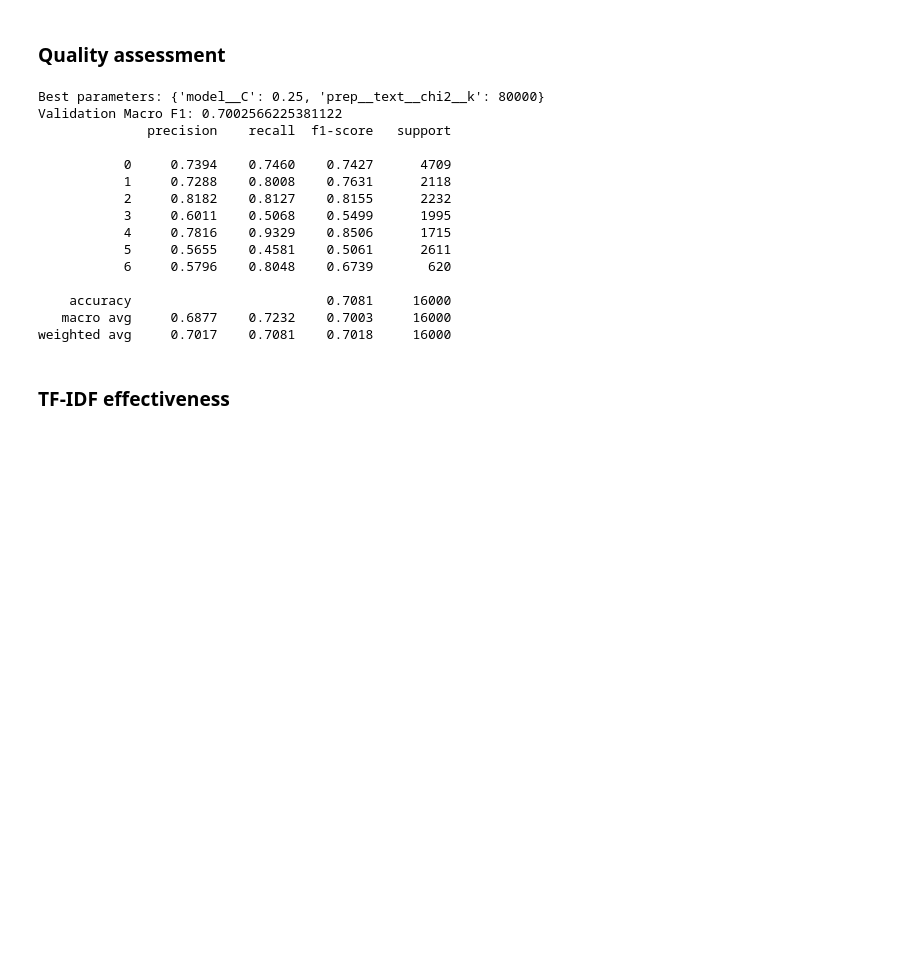
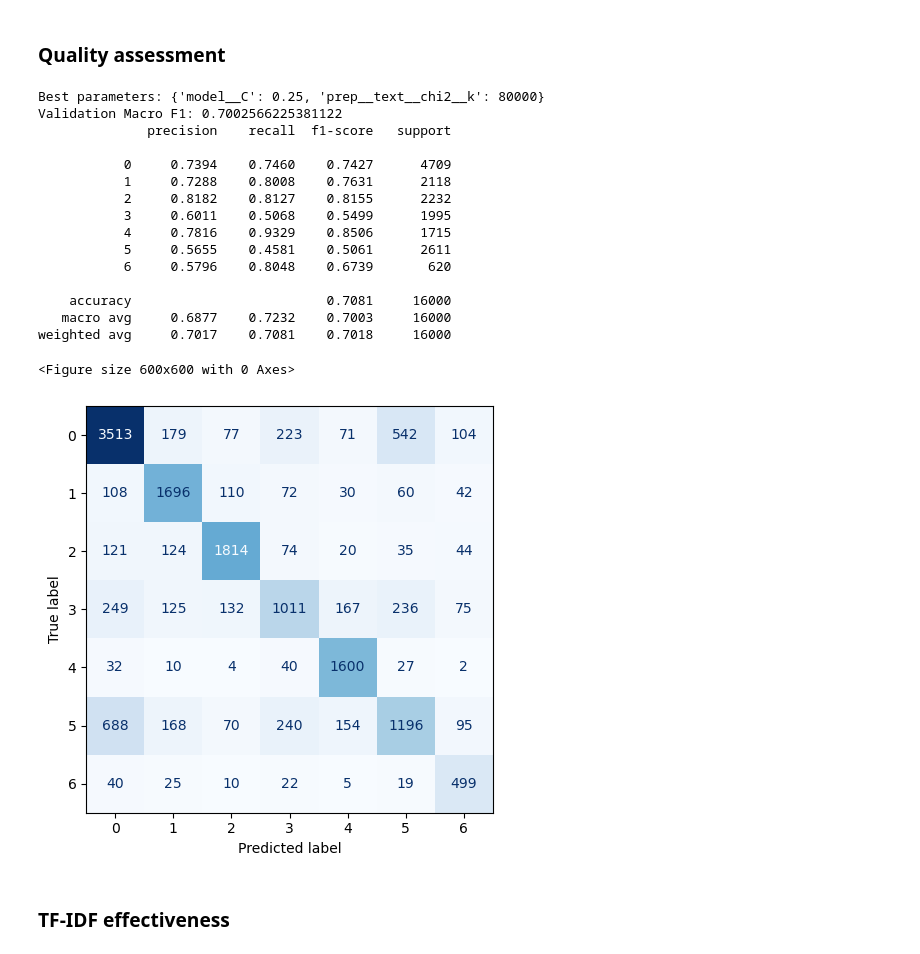
Before and after one commit to giorgiozoccatelli/DSML-LAB, a Jupyter notebook: Project/Assignment.ipynb, the cells around one changed output. Drawn from its saved outputs; the diff is of its cells as text; code cells hidden in the pictures; blank space fills up the shorter version.

Commit message:
conf matrix added

```diff
--- a/Project/Assignment.ipynb
+++ b/Project/Assignment.ipynb
@@ -295,23 +296,33 @@ y_val_pred = best_model.predict(X_val)
 # %%
 print("Best parameters:", grid.best_params_)
 print("Validation Macro F1:", f1_score(y_val, y_val_pred, average="macro"))
 print(classification_report(y_val, y_val_pred, digits=4))
+
+conf_matrix = confusion_matrix(y_val, y_val_pred)
+
+plt.figure(figsize=(6, 6))
+ConfusionMatrixDisplay(confusion_matrix=conf_matrix).plot(cmap="Blues", colorbar=False)
+plt.tight_layout()
+#plt.savefig("plot/conf_matrix.pdf", bbox_inches="tight")
+plt.show()
 # %% [output]
 Best parameters: {'model__C': 0.25, 'prep__text__chi2__k': 80000}
 Validation Macro F1: 0.7002566225381122
               precision    recall  f1-score   support
 
            0     0.7394    0.7460    0.7427      4709
            1     0.7288    0.8008    0.7631      2118
            2     0.8182    0.8127    0.8155      2232
            3     0.6011    0.5068    0.5499      1995
            4     0.7816    0.9329    0.8506      1715
            5     0.5655    0.4581    0.5061      2611
            6     0.5796    0.8048    0.6739       620
 
     accuracy                         0.7081     16000
    macro avg     0.6877    0.7232    0.7003     16000
 weighted avg     0.7017    0.7081    0.7018     16000
+<Figure size 600x600 with 0 Axes>
+[figure, added]
 # %% [markdown]
 ### TF-IDF effectiveness
 # %%
```
Also changed, not shown: parts of 1 cell of this notebook, 1 other file.
